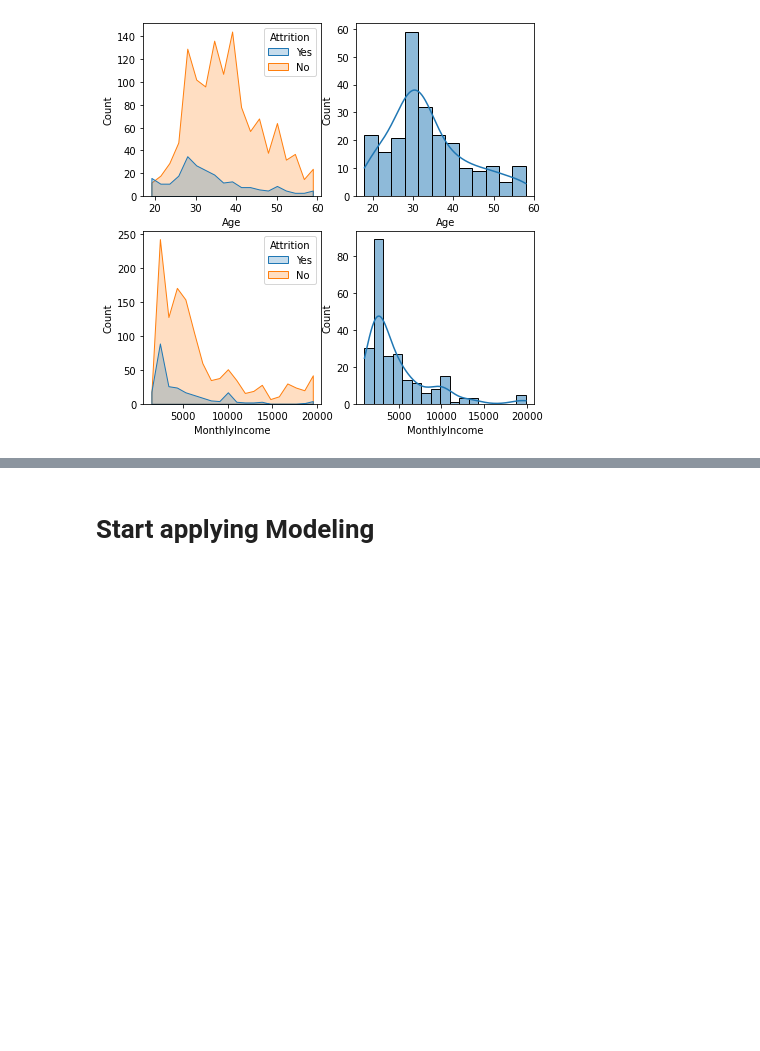
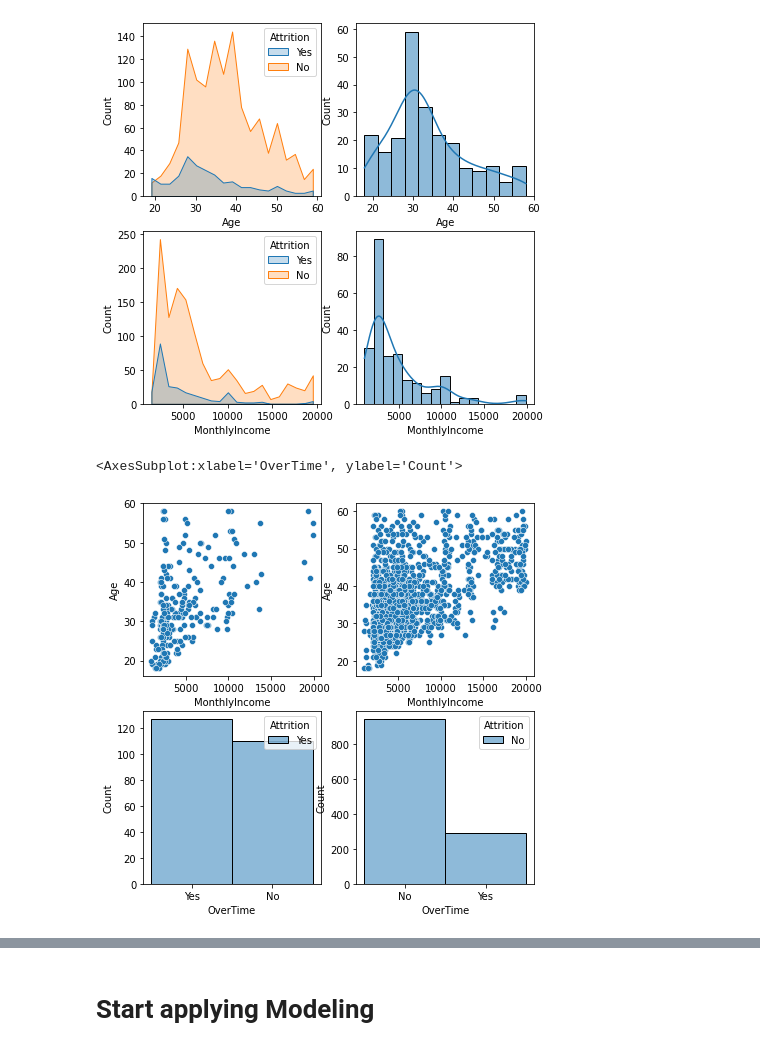
Before and after one commit to caesarorz/HRAttrition, a Jupyter notebook: Project HR Complete.ipynb, the cells around one changed output, grey strips where cells are left out. Drawn from its saved outputs; the diff is of its cells as text; code cells hidden in the pictures; blank space fills up the shorter version.

```diff
--- a/Project HR Complete.ipynb
+++ b/Project HR Complete.ipynb
@@ -174,0 +181,17 @@ plt.show()
+# %%
+plt.figure(figsize = (7,7))
+
+subplot(2,2,1)
+sns.scatterplot(data=df[df.Attrition == 'Yes'], x="MonthlyIncome", y="Age")
+
+subplot(2,2,2)
+sns.scatterplot(data=df[df.Attrition == 'No'], x="MonthlyIncome", y="Age")
+
+subplot(2,2,3)
+sns.histplot(data=df[df.Attrition == 'Yes'], x="OverTime", hue='Attrition')
+
+subplot(2,2,4)
+sns.histplot(data=df[df.Attrition == 'No'], x="OverTime", hue='Attrition')
+# %% [output]
+<AxesSubplot:xlabel='OverTime', ylabel='Count'>
+[figure, added]
```
Also changed, not shown: parts of 53 cells of this notebook, 5 other files.
